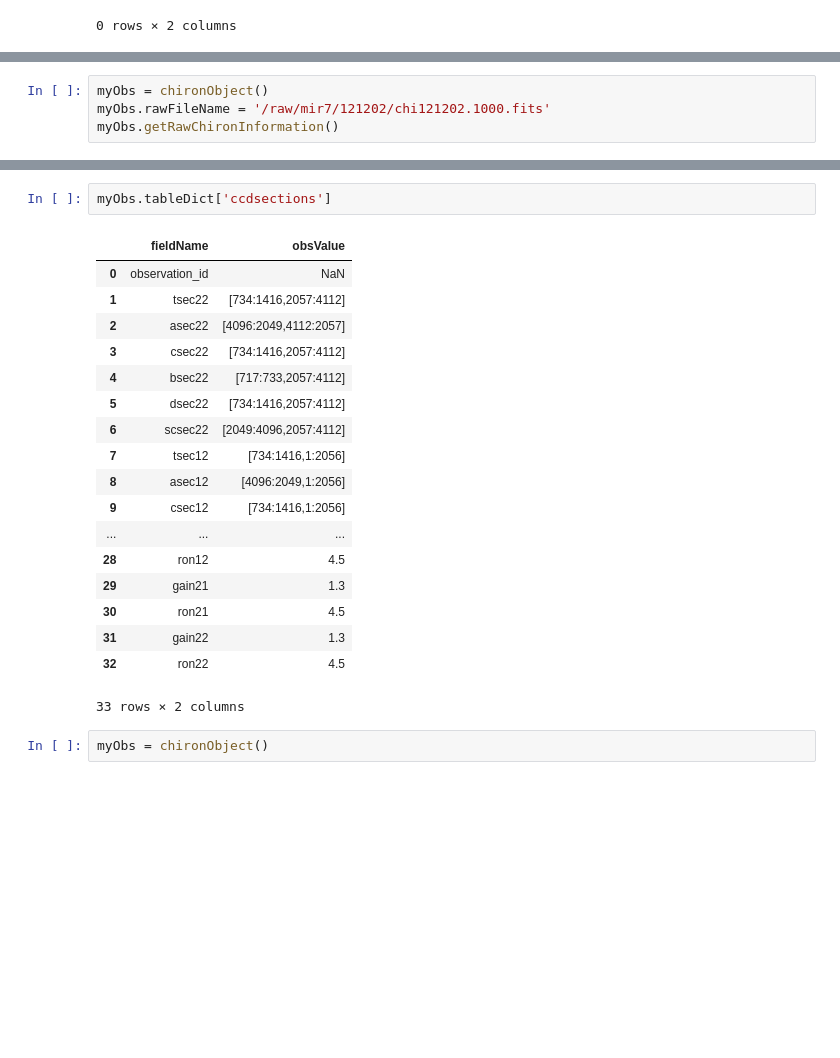
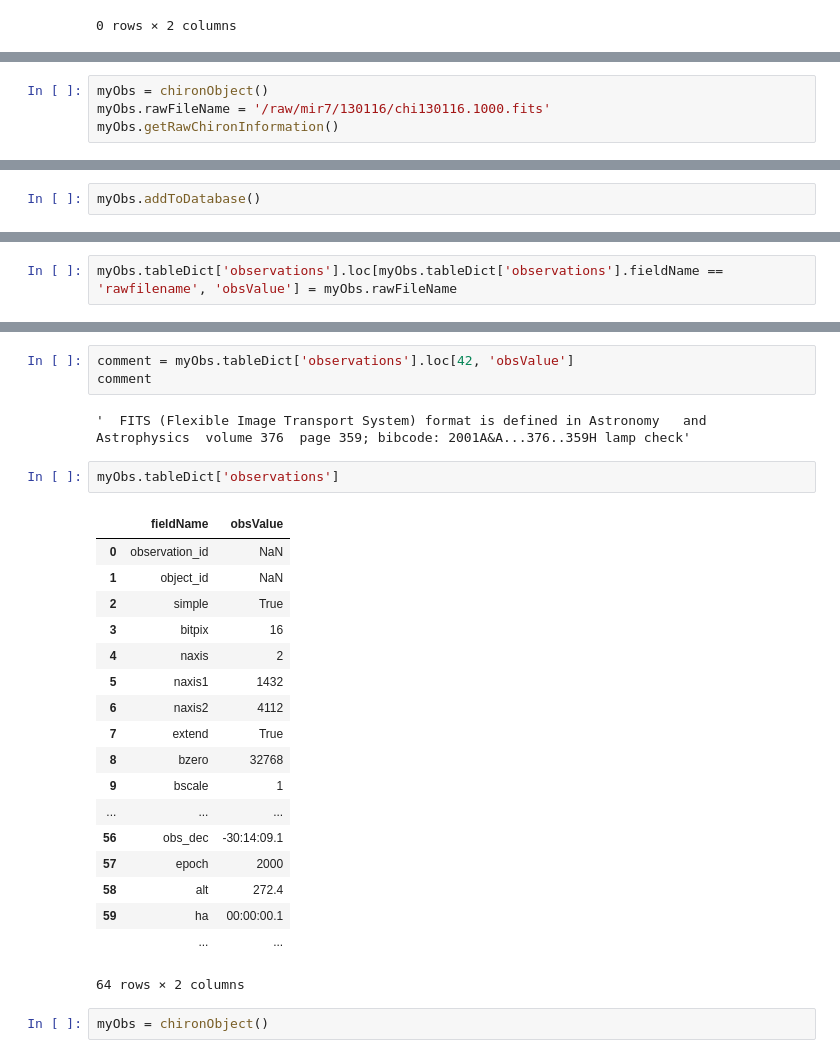
Before and after one commit to mattgiguere/chirondb, a Jupyter notebook: chironDBObject.ipynb, the cells around one changed output, grey strips where cells are left out. Cells and saved outputs as stored; diff of their text form; blank space fills up the shorter version.

```diff
--- a/chironDBObject.ipynb
+++ b/chironDBObject.ipynb
@@ -73,4 +179,4 @@ class chironObject:
 # %%
 myObs = chironObject()
-myObs.rawFileName = '/raw/mir7/121202/chi121202.1000.fits'
+myObs.rawFileName = '/raw/mir7/130116/chi130116.1000.fits'
 myObs.getRawChironInformation()
@@ -94,0 +186,2 @@ key exists
+# %%
+myObs.addToDatabase()
@@ -94,0 +195,2 @@ key exists
+# %%
+myObs.tableDict['observations'].loc[myObs.tableDict['observations'].fieldName == 'rawfilename', 'obsValue'] = myObs.rawFileName
@@ -95,24 +224,29 @@ key exists
+# %%
+comment = myObs.tableDict['observations'].loc[42, 'obsValue']
+comment
+# %% [output]
+'  FITS (Flexible Image Transport System) format is defined in Astronomy   and Astrophysics  volume 376  page 359; bibcode: 2001A&A...376..359H lamp check'
 # %%
-myObs.tableDict['ccdsections']
+myObs.tableDict['observations']
 # %% [output]
 |  | fieldName | obsValue |
 | 0 | observation_id | NaN |
-| 1 | tsec22 | [734:1416,2057:4112] |
-| 2 | asec22 | [4096:2049,4112:2057] |
-| 3 | csec22 | [734:1416,2057:4112] |
-| 4 | bsec22 | [717:733,2057:4112] |
-| 5 | dsec22 | [734:1416,2057:4112] |
-| 6 | scsec22 | [2049:4096,2057:4112] |
-| 7 | tsec12 | [734:1416,1:2056] |
-| 8 | asec12 | [4096:2049,1:2056] |
-| 9 | csec12 | [734:1416,1:2056] |
+| 1 | object_id | NaN |
+| 2 | simple | True |
+| 3 | bitpix | 16 |
+| 4 | naxis | 2 |
+| 5 | naxis1 | 1432 |
+| 6 | naxis2 | 4112 |
+| 7 | extend | True |
+| 8 | bzero | 32768 |
+| 9 | bscale | 1 |
 | ... | ... | ... |
-| 28 | ron12 | 4.5 |
-| 29 | gain21 | 1.3 |
-| 30 | ron21 | 4.5 |
-| 31 | gain22 | 1.3 |
-| 32 | ron22 | 4.5 |
+| 56 | obs_dec | -30:14:09.1 |
+| 57 | epoch | 2000 |
+| 58 | alt | 272.4 |
+| 59 | ha | 00:00:00.1 |
+|  | ... | ... |
-33 rows × 2 columns
+64 rows × 2 columns
 # %%
 myObs = chironObject()
 # %%
```
Also changed, not shown: parts of 21 cells of this notebook, 1 other file.
